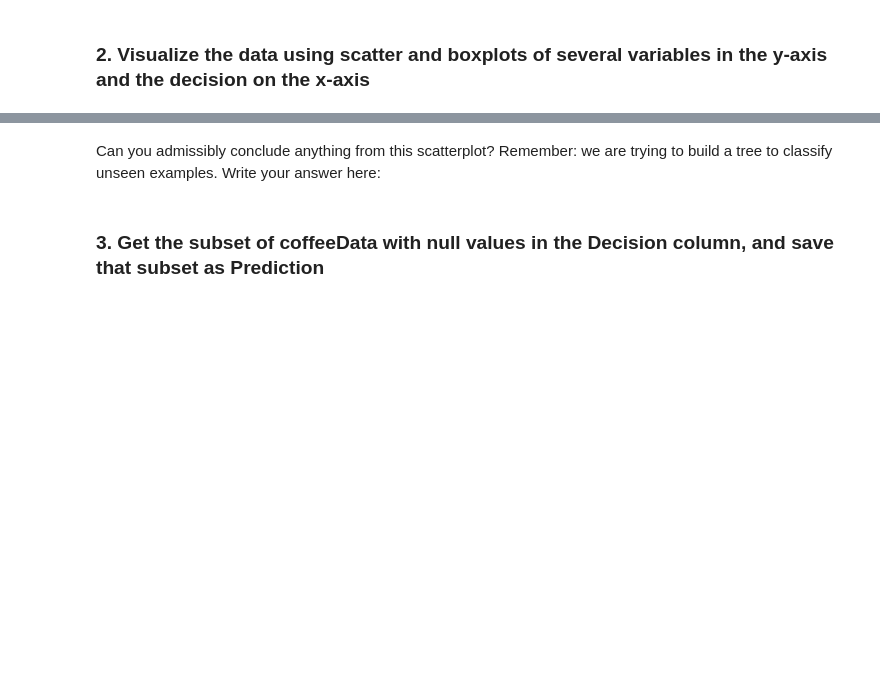
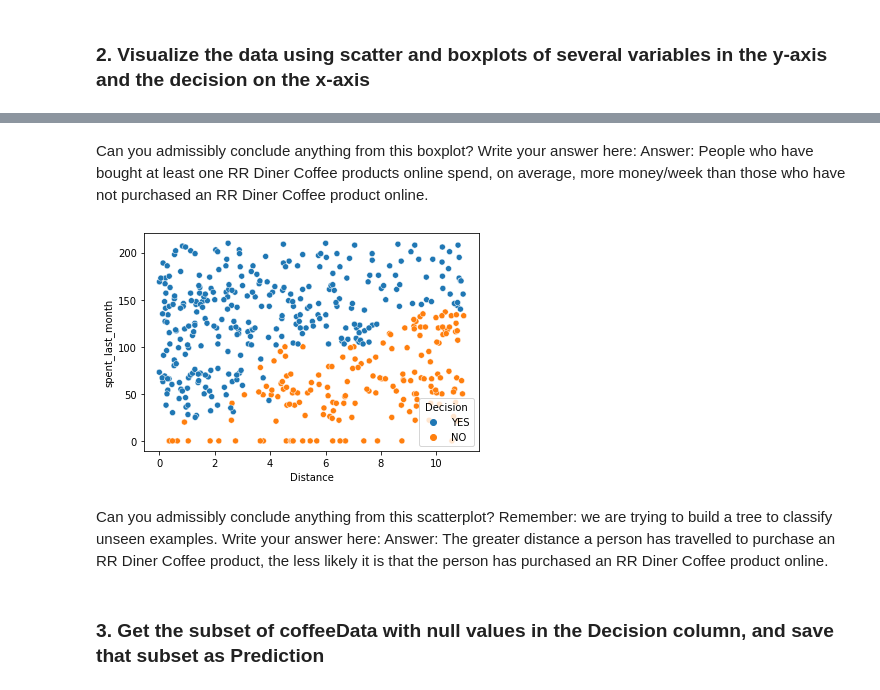
Before and after one commit to lilorent/Springboard, a Jupyter notebook: mini-projects-case-studies/Decision Trees Case Study/Springboard Decision Tree Specialty Coffee Case Study - Tier 3.ipynb, the cells around one changed output, grey strips where cells are left out. Cells and saved outputs as stored; diff of their text form; code cells hidden in the pictures; blank space fills up the shorter version.

```diff
--- a/mini-projects-case-studies/Decision Trees Case Study/Springboard Decision Tree Specialty Coffee Case Study - Tier 3.ipynb
+++ b/mini-projects-case-studies/Decision Trees Case Study/Springboard Decision Tree Specialty Coffee Case Study - Tier 3.ipynb
@@ -280,8 +277,14 @@ Can you admissibly conclude anything from this boxplot? Write your answer here:
+# %% [markdown]
+Can you admissibly conclude anything from this boxplot? Write your answer here:
+Answer: People who have bought at least one RR Diner Coffee products online spend, on average, more money/week than those who have not purchased an RR Diner Coffee product online.
 # %%
 # Make a scatterplot on NOPrediction, where x is distance, y is spent_last_month and hue is Decision
-_ _ _
+_ = sns.scatterplot(x='Distance', y='spent_last_month', hue='Decision', data=NOPrediction)
+# %% [output]
+[figure, added]
 # %% [markdown]
 Can you admissibly conclude anything from this scatterplot? Remember: we are trying to build a tree to classify unseen examples. Write your answer here:
+Answer: The greater distance a person has travelled to purchase an RR Diner Coffee product, the less likely it is that the person has purchased an RR Diner Coffee product online.
 # %% [markdown]
 ### 3. Get the subset of coffeeData with null values in the Decision column, and save that subset as Prediction
 # %%
```
Also changed, not shown: parts of 12 cells of this notebook.
